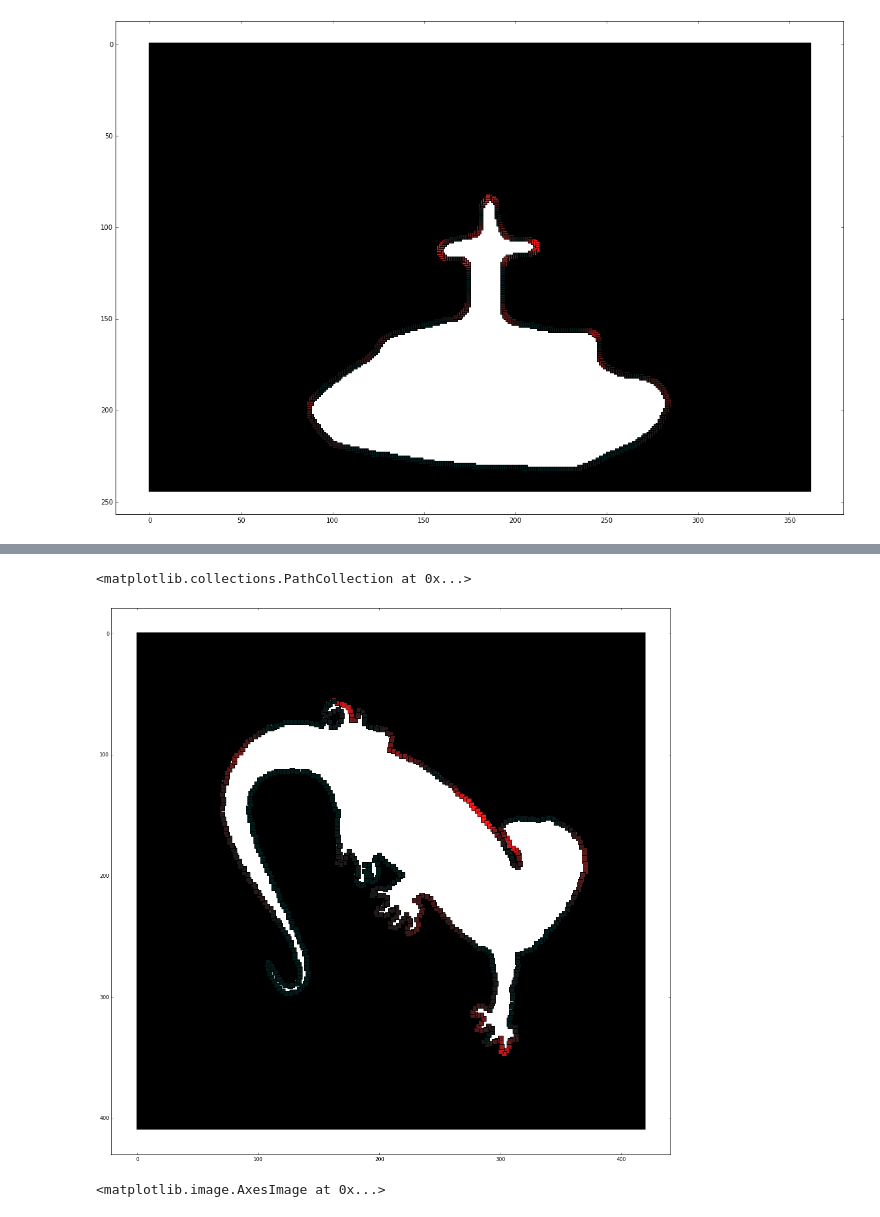
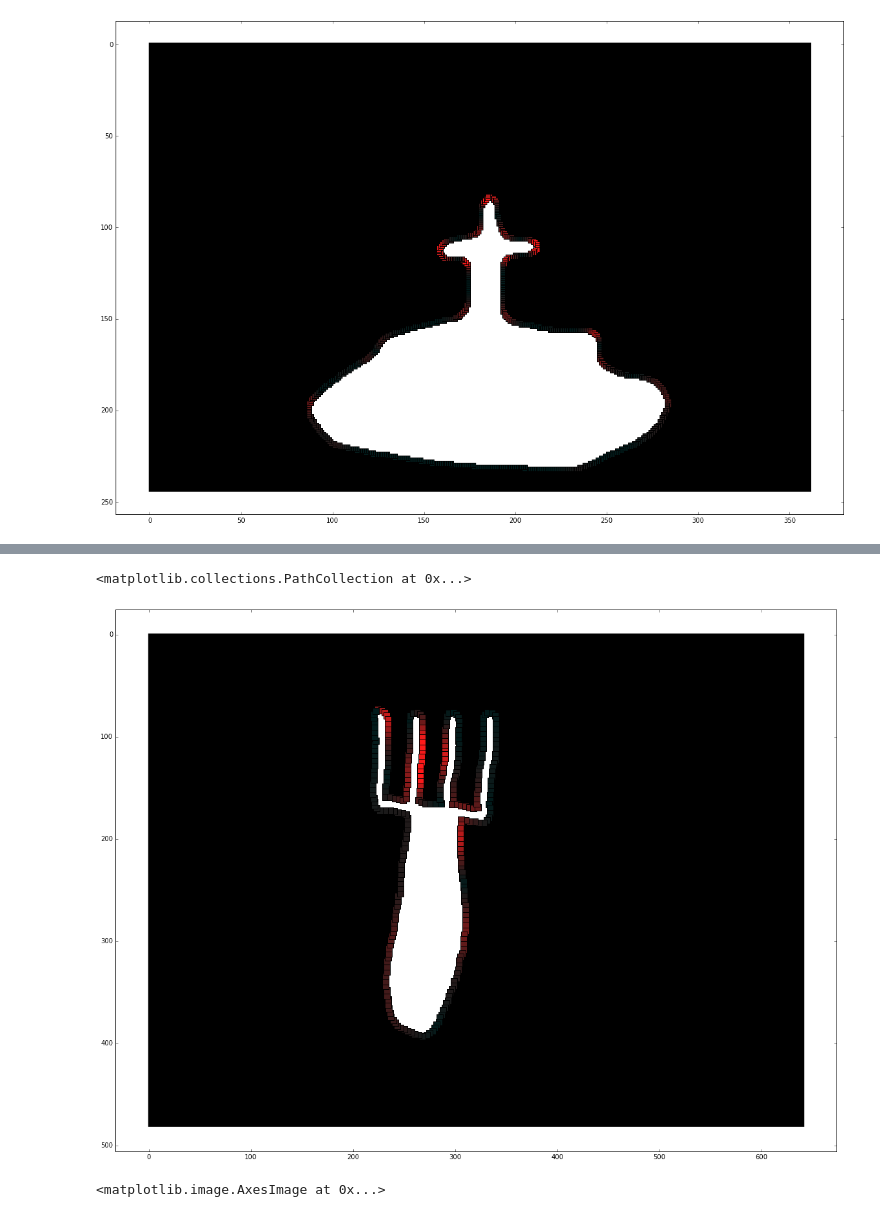
Before and after one commit to eugeniashurko/fork-recognition, a Jupyter notebook: experiments/curvature.ipynb, the cells around one changed output, grey strips where cells are left out. Cells and saved outputs as stored; diff of their text form; code cells hidden in the pictures.

```diff
--- a/experiments/curvature.ipynb
+++ b/experiments/curvature.ipynb
@@ -385,36 +376,36 @@ imshow(filled_image)
 # %%
-elephant2 = preprocess_image_without_smooth(data_images[21])
+elephant2 = preprocess_image_without_smooth(data_images[35])
 
 el2_dense_border = trace_border(elephant2)
 
 el2_border = [el2_dense_border[i] for i in range(len(el2_dense_border)) if i%5 == 0]
 
 x_el2 = np.array([x for (x,y) in el2_border])
 y_el2 = np.array([y for (x,y) in el2_border])
 curvs_el2 = curvature_splines(x_el2, y_el2)
 
 norm_el2_curv = normalize(curvs_el2, norm='max')
 pos_el2_curv = []
 for x in norm_car_curv[0]:
     if x>=0:
         pos_el2_curv.append(x)
     elif x<-1:
         pos_el2_curv.append(1)
     else:
         pos_el2_curv.append(-x)
 
 colors_el2 = [(curv, 0.1, 0.1) for curv in pos_el2_curv]
 
 
 width = 12
 height = 12
 fig, ax = plt.subplots()
 ax.imshow(elephant2, cmap=plt.cm.gray)
 
 ax.scatter([b[1] for b in el2_border], [b[0] for b in el2_border], c=colors_el2, s=100, marker=',')
 # %% [output]
 <matplotlib.collections.PathCollection at 0x...>
-[figure, old version]
+[figure, new version]
 # %%
 imshow(data_images[32])
 # %% [output]
```
Also changed, not shown: parts of 11 cells of this notebook, 1 other file.
